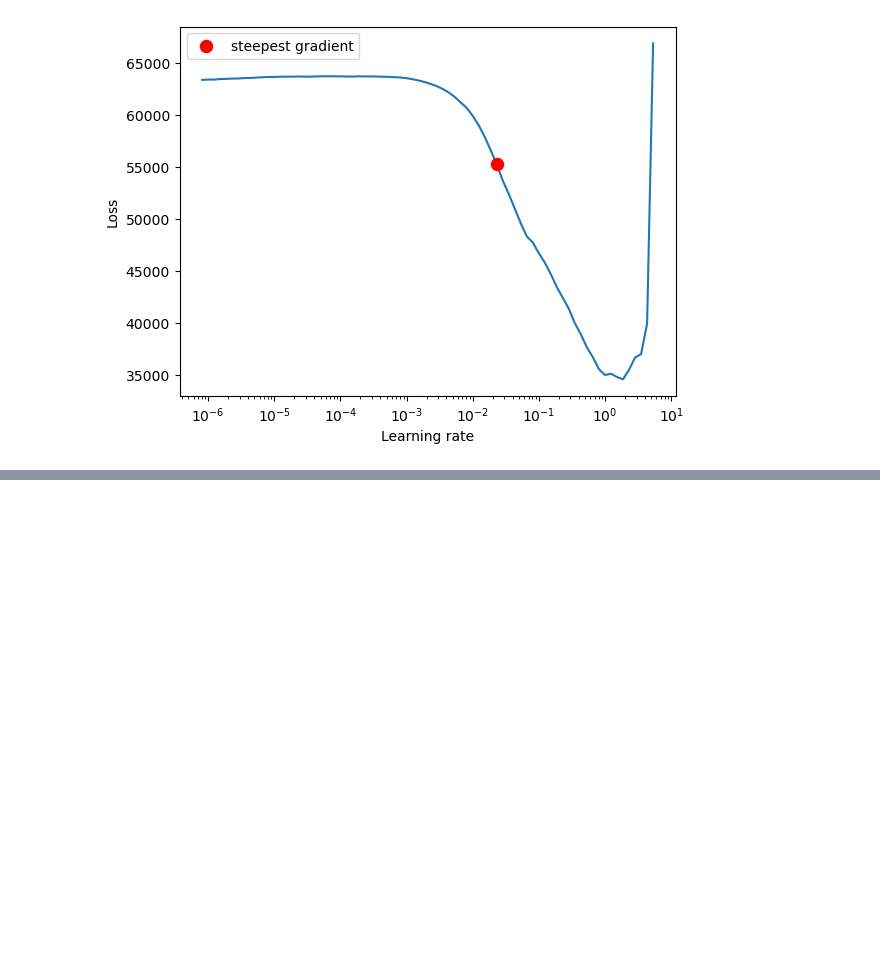
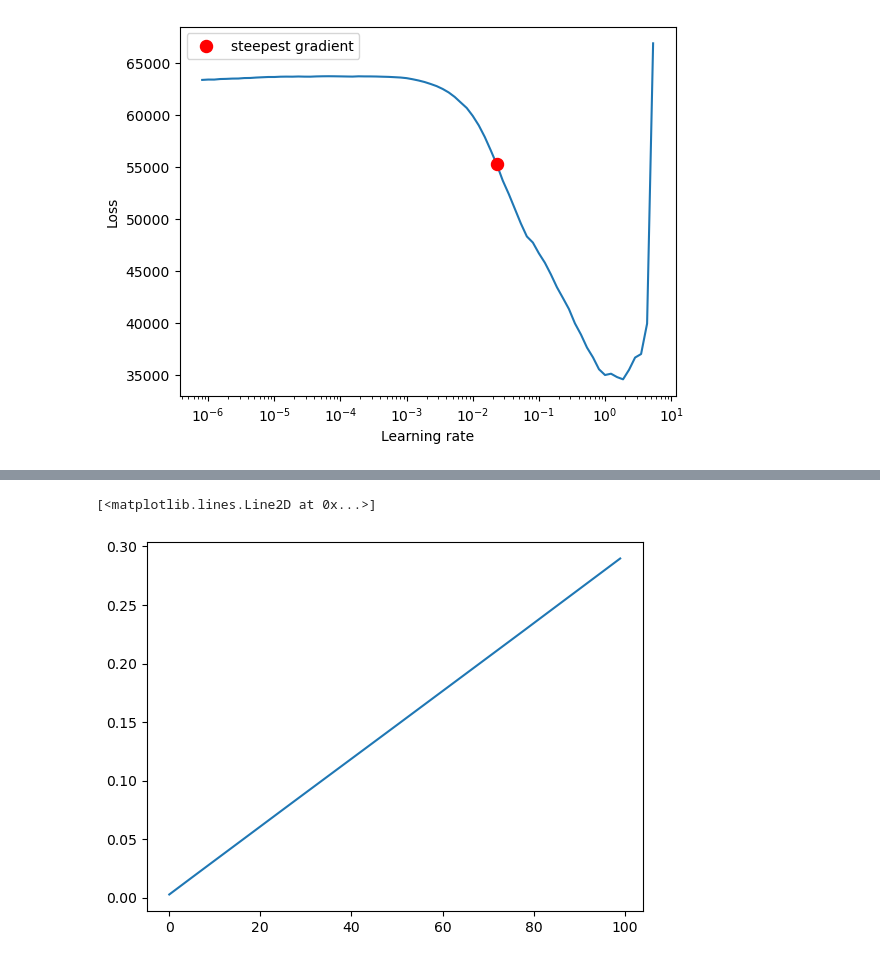
Before and after one commit to ErUM-Data-Hub/Challenges, a Jupyter notebook: solar/challenge.ipynb, the cells around one changed output, grey strips where cells are left out. Drawn from its saved outputs; the diff is of its cells as text; code cells hidden in the pictures; blank space fills up the shorter version.

```diff
--- a/solar/challenge.ipynb
+++ b/solar/challenge.ipynb
@@ -462,0 +646,5 @@ plt.colorbar()
+# %%
+plt.plot(np.cumsum(df['energy_consumed']))
+# %% [output]
+[<matplotlib.lines.Line2D at 0x...>]
+[figure, added]
```
Also changed, not shown: parts of 35 cells of this notebook.
